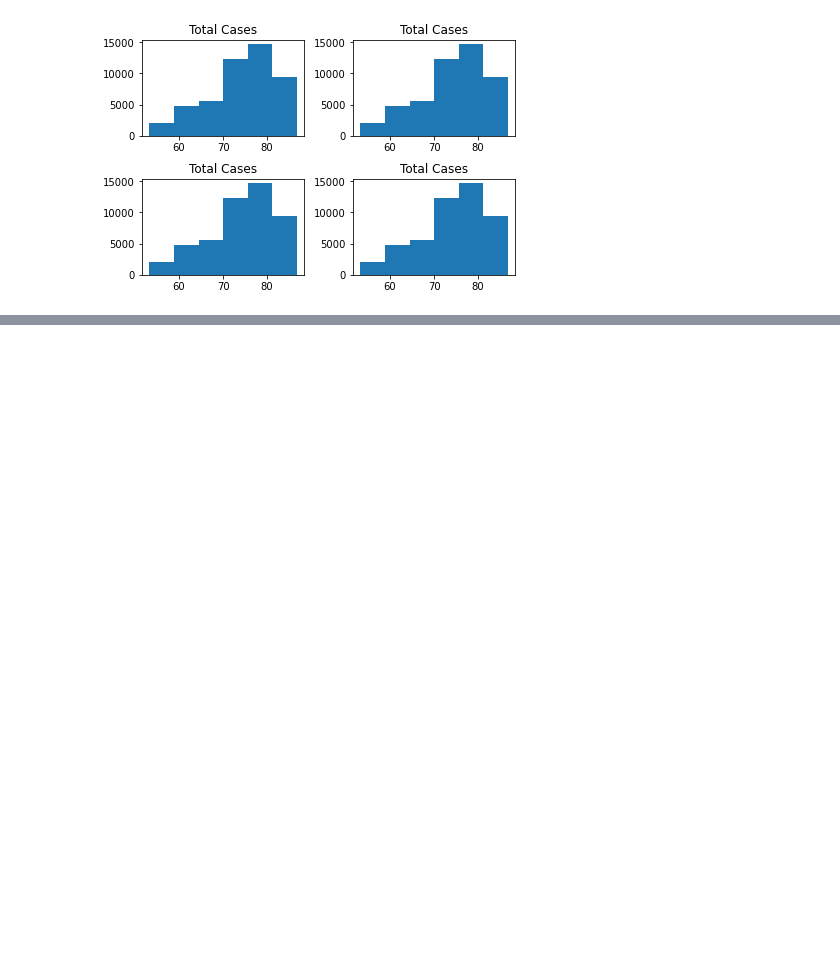
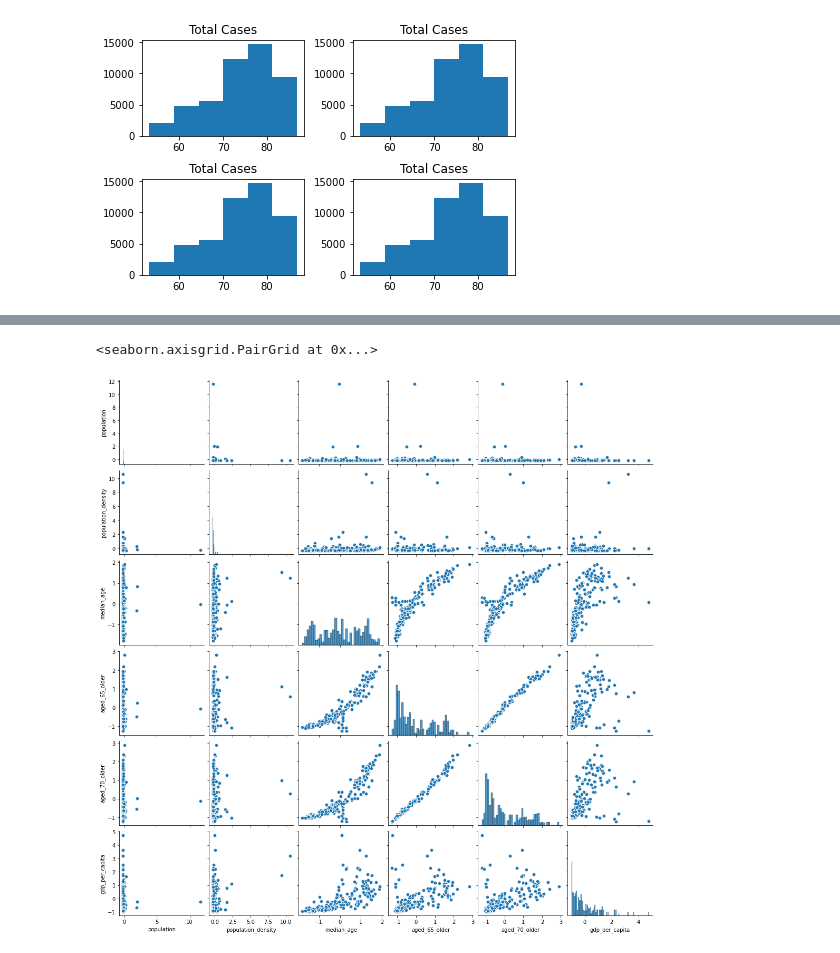
Before and after one commit to TrevorvU/Machine-Learning-Data, a Jupyter notebook: Untitled-1.ipynb, the cells around one changed output, grey strips where cells are left out. Cells and saved outputs as stored; diff of their text form; code cells hidden in the pictures; blank space fills up the shorter version.

```diff
--- a/Untitled-1.ipynb
+++ b/Untitled-1.ipynb
@@ -100,0 +224,5 @@ Length: 197, dtype: int64
+# %%
+#normalizeren dit doen we zodat alles dezelfde schaal krijgt
+df_cont_fillna_mean = (df_cont_remove_nan - df_cont_remove_nan.mean())/df_cont_remove_nan.std()
+
+df_cont_fillna_mean.head()
@@ -100,0 +248,6 @@ Length: 197, dtype: int64
+# %%
+sns.pairplot(df_cont_fillna_mean) #this will take 6,5 minutes if you run this 28:00 #add another argument or paramater to
+#decrease the time
+# %% [output]
+<seaborn.axisgrid.PairGrid at 0x...>
+[figure, added]
```
Also changed, not shown: parts of 18 cells of this notebook.
